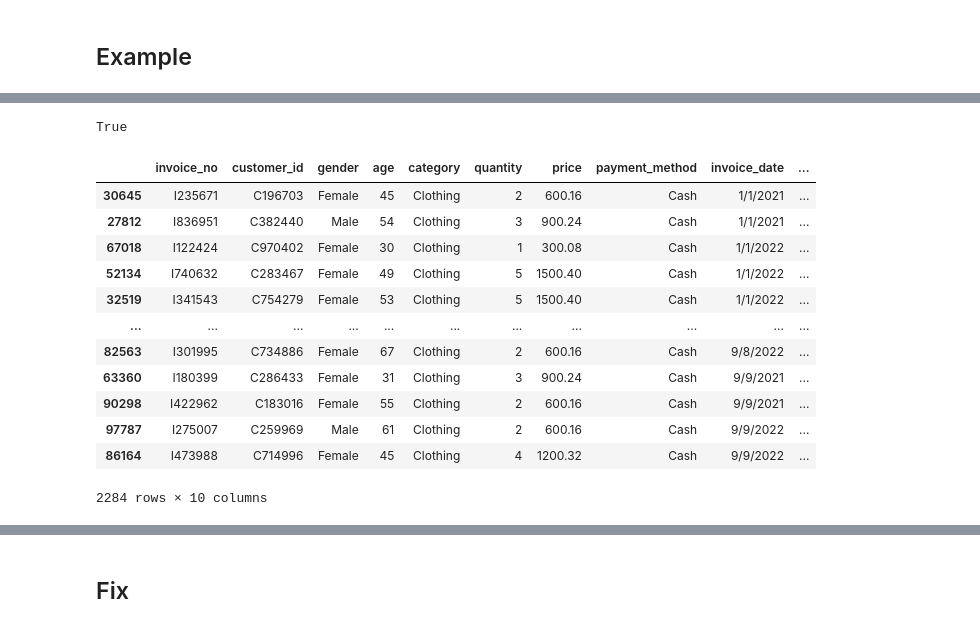
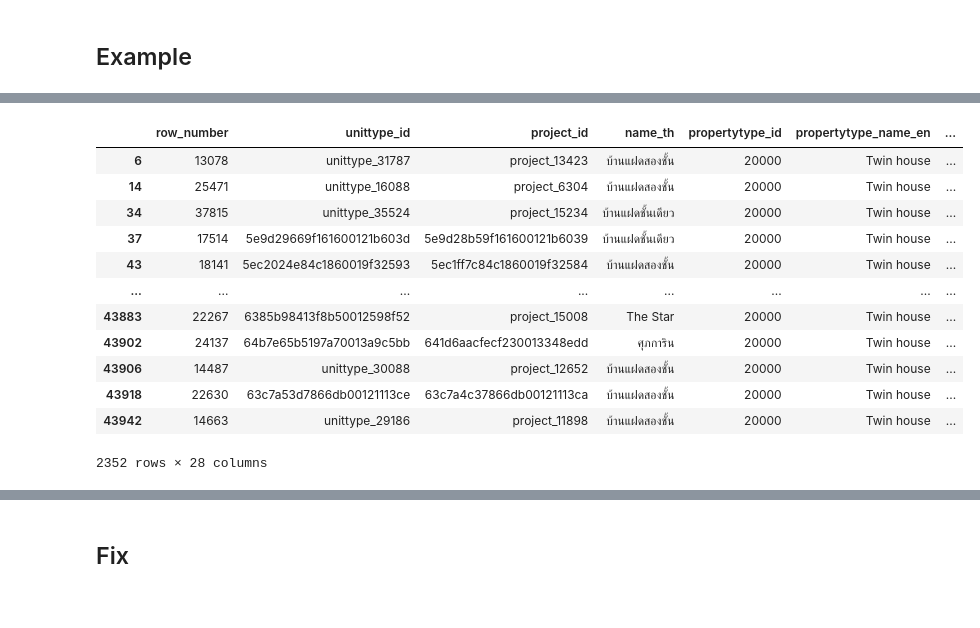
Before and after one commit to Nithinan-Srikongphan/bsc_dpdm24, a Jupyter notebook: Chapter_3_Data_Preprocessing.ipynb, the cells around one changed output, grey strips where cells are left out. Drawn from its saved outputs; the diff is of its cells as text; code cells hidden in the pictures.

```diff
--- a/Chapter_3_Data_Preprocessing.ipynb
+++ b/Chapter_3_Data_Preprocessing.ipynb
@@ -700,20 +349,24 @@ Length: 101741, dtype: bool
-# %%
-new_shopping_dup.duplicated().any()
-# %% [output]
-True
-# %%
-new_shopping_dup[new_shopping_dup.duplicated()]
-# %% [output]
-|  | invoice_no | customer_id | gender | age | category | quantity | price | payment_method | invoice_date | ... |
-| 30645 | I235671 | C196703 | Female | 45 | Clothing | 2 | 600.16 | Cash | 1/1/2021 | ... |
-| 27812 | I836951 | C382440 | Male | 54 | Clothing | 3 | 900.24 | Cash | 1/1/2021 | ... |
-| 67018 | I122424 | C970402 | Female | 30 | Clothing | 1 | 300.08 | Cash | 1/1/2022 | ... |
-| 52134 | I740632 | C283467 | Female | 49 | Clothing | 5 | 1500.40 | Cash | 1/1/2022 | ... |
-| 32519 | I341543 | C754279 | Female | 53 | Clothing | 5 | 1500.40 | Cash | 1/1/2022 | ... |
-| ... | ... | ... | ... | ... | ... | ... | ... | ... | ... | ... |
-| 82563 | I301995 | C734886 | Female | 67 | Clothing | 2 | 600.16 | Cash | 9/8/2022 | ... |
-| 63360 | I180399 | C286433 | Female | 31 | Clothing | 3 | 900.24 | Cash | 9/9/2021 | ... |
-| 90298 | I422962 | C183016 | Female | 55 | Clothing | 2 | 600.16 | Cash | 9/9/2021 | ... |
-| 97787 | I275007 | C259969 | Male | 61 | Clothing | 2 | 600.16 | Cash | 9/9/2022 | ... |
-| 86164 | I473988 | C714996 | Female | 45 | Clothing | 4 | 1200.32 | Cash | 9/9/2022 | ... |
-2284 rows × 10 columns
+# %%
+# prompt: เลือกมาเฉพาะข้อมูล บ้านแฝด
+
+# Assuming 'unittype_data' DataFrame is already loaded as in the previous code.
+
+# Filter for 'House' property types only
+twin_house_data = unittype_data[unittype_data['propertytype_name_en'] == 'Twin house']
+
+# Now twin_house_data contains only the rows where 'propertytype_name_en' is 'Twin house'
+twin_house_data
+# %% [output]
+|  | row_number | unittype_id | project_id | name_th | propertytype_id | propertytype_name_en | ... |
+| 6 | 13078 | unittype_31787 | project_13423 | บ้านแฝดสองชั้น | 20000 | Twin house | ... |
+| 14 | 25471 | unittype_16088 | project_6304 | บ้านแฝดสองชั้น | 20000 | Twin house | ... |
+| 34 | 37815 | unittype_35524 | project_15234 | บ้านแฝดชั้นเดียว | 20000 | Twin house | ... |
+| 37 | 17514 | 5e9d29669f161600121b603d | 5e9d28b59f161600121b6039 | บ้านแฝดชั้นเดียว | 20000 | Twin house | ... |
+| 43 | 18141 | 5ec2024e84c1860019f32593 | 5ec1ff7c84c1860019f32584 | บ้านแฝดสองชั้น | 20000 | Twin house | ... |
+| ... | ... | ... | ... | ... | ... | ... | ... |
+| 43883 | 22267 | 6385b98413f8b50012598f52 | project_15008 | The Star | 20000 | Twin house | ... |
+| 43902 | 24137 | 64b7e65b5197a70013a9c5bb | 641d6aacfecf230013348edd | ศุภการิน | 20000 | Twin house | ... |
+| 43906 | 14487 | unittype_30088 | project_12652 | บ้านแฝดสองชั้น | 20000 | Twin house | ... |
+| 43918 | 22630 | 63c7a53d7866db00121113ce | 63c7a4c37866db00121113ca | บ้านแฝดสองชั้น | 20000 | Twin house | ... |
+| 43942 | 14663 | unittype_29186 | project_11898 | บ้านแฝดสองชั้น | 20000 | Twin house | ... |
+2352 rows × 28 columns
```
Also changed, not shown: parts of 51 cells of this notebook.
